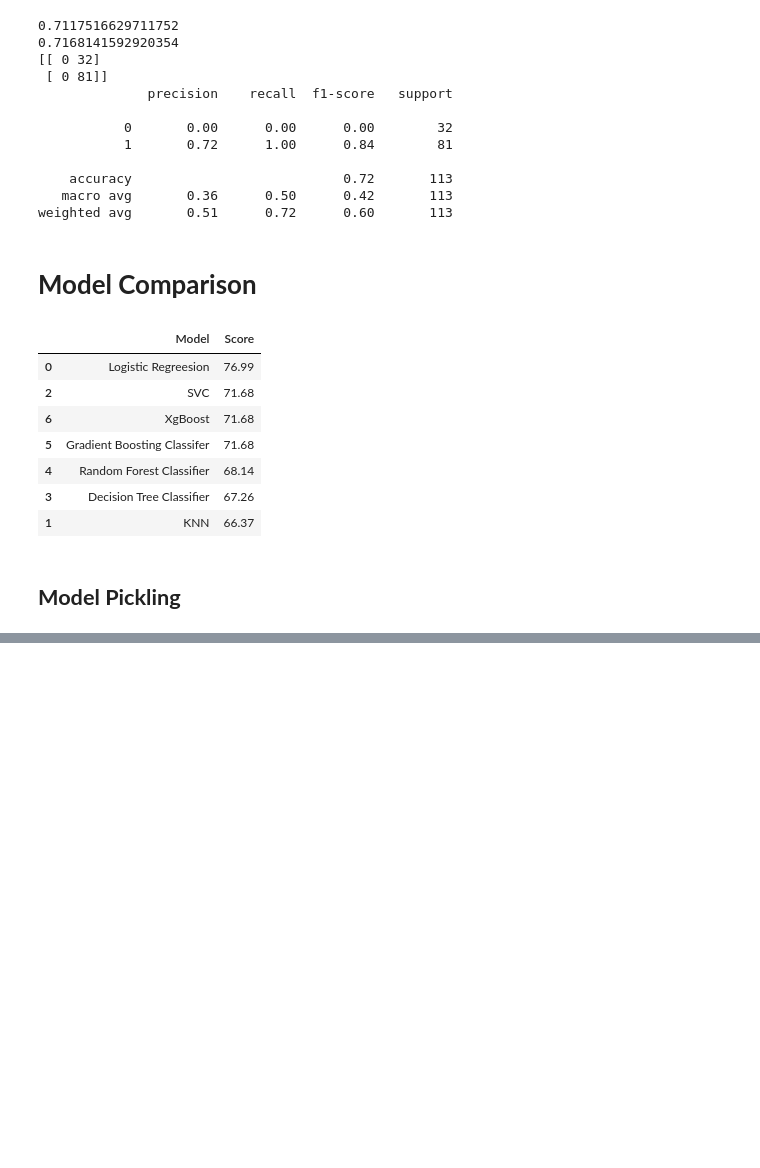
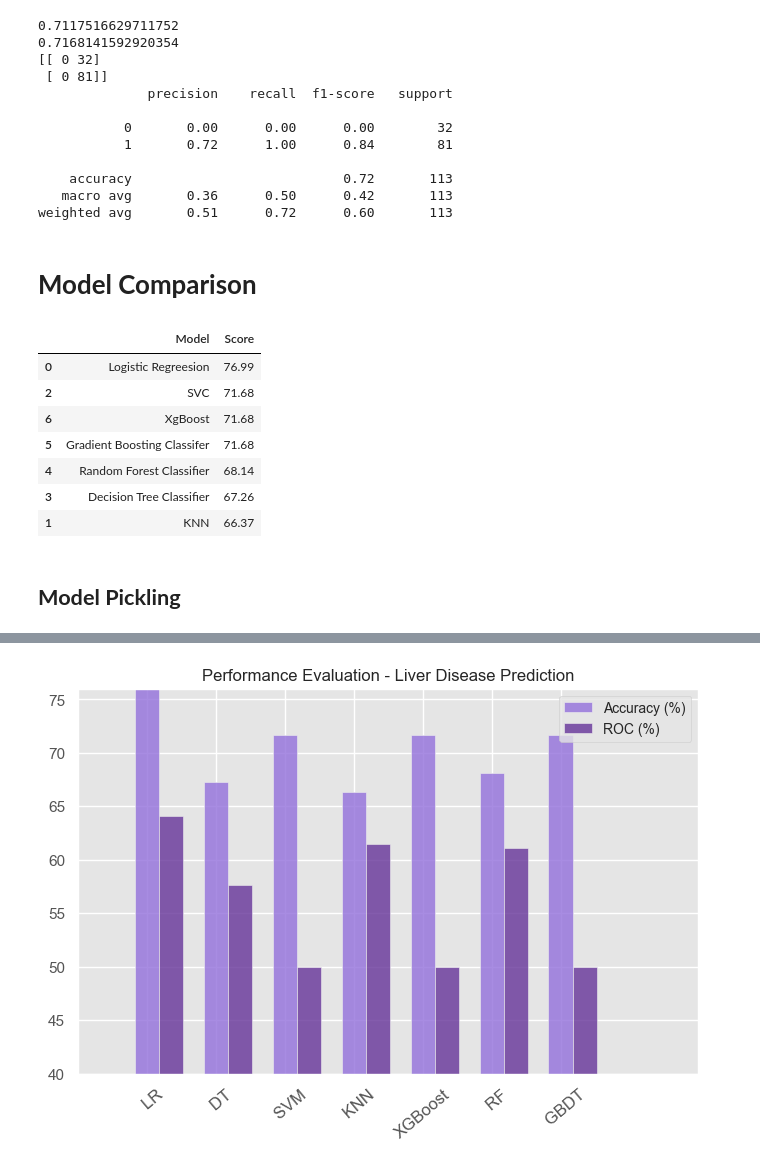
Before and after one commit to vikasjangidmk/Liver-Disease-Detection-with-ML-Evaluating-Multiple-Classification-Models, a Jupyter notebook: Liver.ipynb, the cells around one changed output, grey strips where cells are left out. Cells and saved outputs as stored; diff of their text form; code cells hidden in the pictures; blank space fills up the shorter version.

```diff
--- a/Liver.ipynb
+++ b/Liver.ipynb
@@ -703,0 +756,81 @@ pickle.dump(model, open("liver.pkl","wb"))
+# %%
+from sklearn import metrics
+import numpy as np
+import matplotlib.pyplot as plt
+models = [
+{
+    'label': 'LR',
+    'model': lr,
+},
+{
+    'label': 'DT',
+    'model': dtc,
+},
+{
+    'label': 'SVM',
+    'model': svc,
+},
+{
+    'label': 'KNN',
+    'model': knn,
+},
+{
+    'label': 'XGBoost',
+    'model': xgb,
+},
+{
+    'label': 'RF',
+    'model': rand_clf,
+},
+{
+    'label': 'GBDT',
+    'model': gbc,
+}
+]
+
+means_roc = []
+means_accuracy = [100*round(lr_acc,4), 100*round(dtc_acc,4), 100*round(svc_acc,4), 100*round(knn_acc,4), 100*round(xgb_acc,4),
+                  100*round(rand_clf_acc,4), 100*round(gbc_acc,4)]
+
+for m in models:
+    model = m['model']
+    model.fit(X_train, y_train)
+    y_pred=model.predict(X_test)
+    fpr1, tpr1, thresholds = metrics.roc_curve(y_test, model.predict_proba(X_test)[:,1])
+    auc = metrics.roc_auc_score(y_test,model.predict(X_test))
+    auc = 100*round(auc,4)
+    means_roc.append(auc)
+
+print(means_accuracy)
+print(means_roc)
+
+# data to plot
+n_groups = 7
+means_accuracy = tuple(means_accuracy)
+means_roc = tuple(means_roc)
+
+# create plot
+fig, ax = plt.subplots(figsize=(8,5))
+index = np.arange(n_groups)
+bar_width = 0.35
+opacity = 0.8
+
+rects1 = plt.bar(index, means_accuracy, bar_width,
+alpha=opacity,
+color='mediumpurple',
+label='Accuracy (%)')
+
+rects2 = plt.bar(index + bar_width, means_roc, bar_width,
+alpha=opacity,
+color='rebeccapurple',
+label='ROC (%)')
+
+plt.xlim([-1, 8])
+plt.ylim([40, 76])
+
+plt.title('Performance Evaluation - Liver Disease Prediction', fontsize=12)
+plt.xticks(index, ('   LR', '   DT', '   SVM', '   KNN', 'XGBoost' , '   RF', '   GBDT'), rotation=40, ha='center', fontsize=12)
+plt.legend(loc="upper right", fontsize=10)
+plt.savefig("PE_liver.jpeg", format='jpeg', dpi=400, bbox_inches='tight')
+plt.show()
+# %% [output]
@@ -703,0 +839 @@ pickle.dump(model, open("liver.pkl","wb"))
+[figure, added]
```
Also changed, not shown: parts of 3 cells of this notebook, 2 other files.
